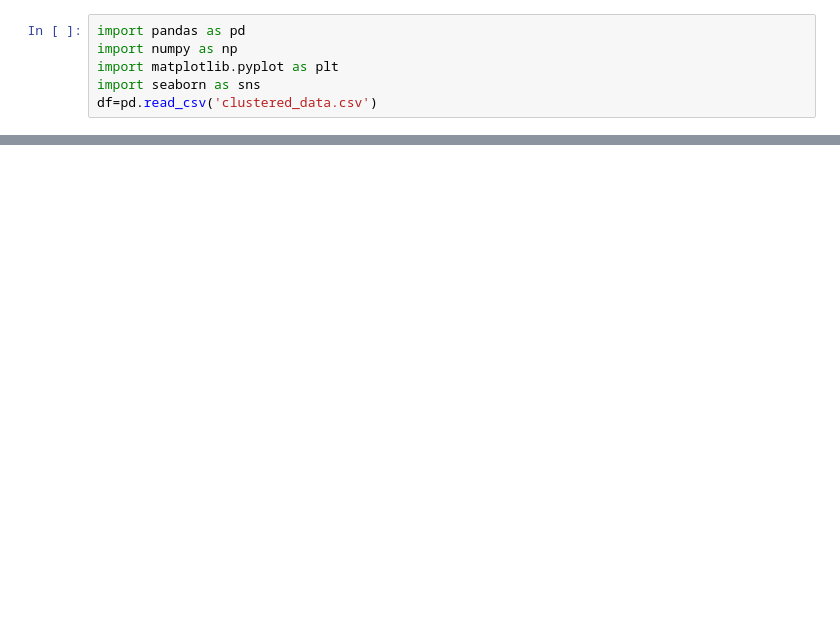
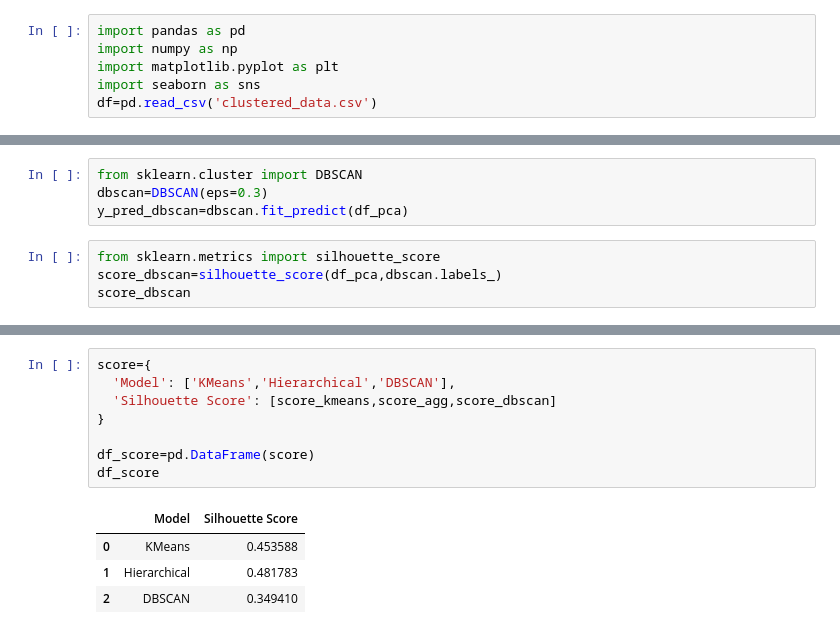
Before and after one commit to subhiksha-kodi/UNSUPERVISED-ML-CLUSTERING-TASKS---CREDIT-CARD-DATASET, a Jupyter notebook: model.ipynb, the cells around one changed output, grey strips where cells are left out. Cells and saved outputs as stored; diff of their text form; blank space fills up the shorter version.

```diff
--- a/model.ipynb
+++ b/model.ipynb
@@ -142,0 +92,8 @@ with open("model.pkl", "wb") as f:
+# %%
+from sklearn.cluster import DBSCAN
+dbscan=DBSCAN(eps=0.3)
+y_pred_dbscan=dbscan.fit_predict(df_pca)
+# %%
+from sklearn.metrics import silhouette_score
+score_dbscan=silhouette_score(df_pca,dbscan.labels_)
+score_dbscan
@@ -142,0 +111,13 @@ with open("model.pkl", "wb") as f:
+# %%
+score={
+  'Model': ['KMeans','Hierarchical','DBSCAN'],
+  'Silhouette Score': [score_kmeans,score_agg,score_dbscan]
+}
+
+df_score=pd.DataFrame(score)
+df_score
+# %% [output]
+|  | Model | Silhouette Score |
+| 0 | KMeans | 0.453588 |
+| 1 | Hierarchical | 0.481783 |
+| 2 | DBSCAN | 0.349410 |
```
Also changed, not shown: parts of 25 cells of this notebook, 1 other file.
